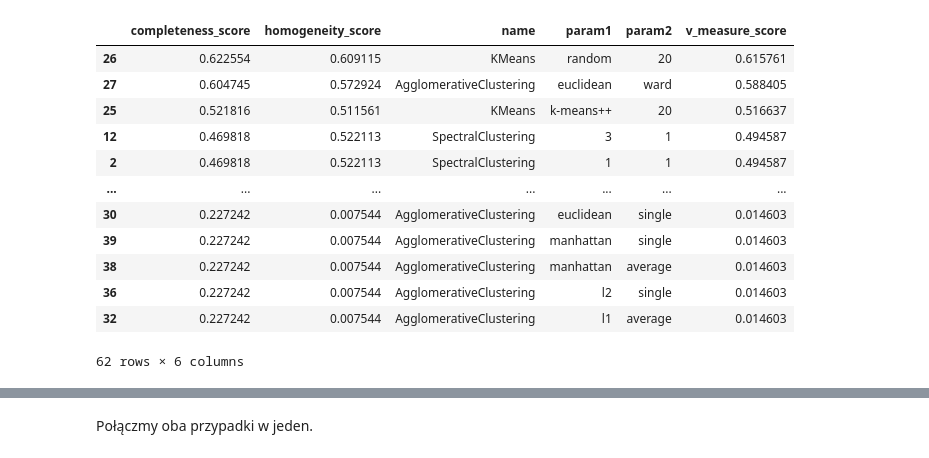
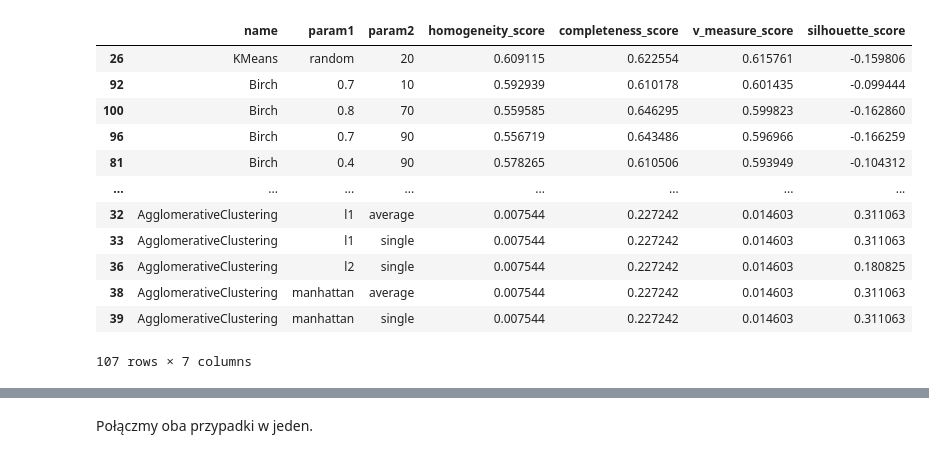
Before and after one commit to HaZdula/sacred_texts, a Jupyter notebook: fast_GridSearch.ipynb, the cells around one changed output, grey strips where cells are left out. Cells and saved outputs as stored; diff of their text form; code cells hidden in the pictures.

```diff
--- a/fast_GridSearch.ipynb
+++ b/fast_GridSearch.ipynb
@@ -41,11 +41,11 @@ def train_fast(df, model, labels):
     ret["homogeneity_score"] = homogeneity_score(labels, lab)
     ret["completeness_score"] = completeness_score(labels, lab)
     ret["v_measure_score"] = v_measure_score(labels, lab)
-    ret["v_measure_score"] = silhouette_score(df, lab)
+    ret["silhouette_score"] = silhouette_score(df, lab)
 
     return lab, ret
 # %%
-results_table = pd.DataFrame(columns= ["name","homogeneity_score","completeness_score","v_measure_score"])
+results_table = pd.DataFrame(columns= ["name","homogeneity_score","completeness_score","v_measure_score","silhouette_score"])
 
 def fast_GridSearch(method, parameter_dict, df, labels, name_of_method, results_table, **kwargs):
 
@@ -80,7 +80,7 @@ def fast_GridSearch(method, parameter_dict, df, labels, name_of_method, results_
     keys = list(parameter_dict.keys())
     assert(len(keys) == 2)
 
-    results = pd.DataFrame(columns= ["name","homogeneity_score","completeness_score","v_measure_score"])
+    results = pd.DataFrame(columns= ["name","param1","param2", "homogeneity_score","completeness_score","v_measure_score", "silhouette_score"])
 
     bound = len(parameter_dict.get(keys[0])) * len(parameter_dict.get(keys[1]))
     i = 1
@@ -107,7 +107,8 @@ def fast_GridSearch(method, parameter_dict, df, labels, name_of_method, results_
                        "param2" : [par2],
                        "homogeneity_score"  : [ret.get("homogeneity_score")],
                        "completeness_score" : [ret.get("completeness_score")],
-                       "v_measure_score"    : [ret.get("v_measure_score")]}
+                       "v_measure_score"    : [ret.get("v_measure_score")],
+                       "silhouette_score"   : [ret.get("silhouette_score")]}
 
                 row = pd.DataFrame(data = row)
                 results_table = pd.concat([results_table, row])
@@ -124,7 +125,7 @@ def fast_GridSearch(method, parameter_dict, df, labels, name_of_method, results_
 # %%
 %%time
 
-results_table = pd.DataFrame(columns= ["name","homogeneity_score","completeness_score","v_measure_score"])
+results_table = pd.DataFrame(columns= ["name","param1","param2","homogeneity_score","completeness_score","v_measure_score"])
 
 
 spec_d = {'degree': [1, 2, 3, 4, 5],
@@ -200,7 +201,7 @@ results_table = fast_GridSearch(Birch,
 
 
 results_table5 = results_table
-results_table
+results_table5
 # %% [output]
 Starting SpectralClustering
 progres: 25/25
@@ -238,19 +241,19 @@ Wall time: 13min 28s
 # %%
-results_table.sort_values("v_measure_score", ascending=False)
+results_table5.sort_values("v_measure_score", ascending=False)
 # %% [output]
-|  | completeness_score | homogeneity_score | name | param1 | param2 | v_measure_score |
-| 26 | 0.622554 | 0.609115 | KMeans | random | 20 | 0.615761 |
-| 27 | 0.604745 | 0.572924 | AgglomerativeClustering | euclidean | ward | 0.588405 |
-| 25 | 0.521816 | 0.511561 | KMeans | k-means++ | 20 | 0.516637 |
-| 12 | 0.469818 | 0.522113 | SpectralClustering | 3 | 1 | 0.494587 |
-| 2 | 0.469818 | 0.522113 | SpectralClustering | 1 | 1 | 0.494587 |
-| ... | ... | ... | ... | ... | ... | ... |
-| 30 | 0.227242 | 0.007544 | AgglomerativeClustering | euclidean | single | 0.014603 |
-| 39 | 0.227242 | 0.007544 | AgglomerativeClustering | manhattan | single | 0.014603 |
-| 38 | 0.227242 | 0.007544 | AgglomerativeClustering | manhattan | average | 0.014603 |
-| 36 | 0.227242 | 0.007544 | AgglomerativeClustering | l2 | single | 0.014603 |
-| 32 | 0.227242 | 0.007544 | AgglomerativeClustering | l1 | average | 0.014603 |
+|  | name | param1 | param2 | homogeneity_score | completeness_score | v_measure_score | silhouette_score |
+| 26 | KMeans | random | 20 | 0.609115 | 0.622554 | 0.615761 | -0.159806 |
+| 92 | Birch | 0.7 | 10 | 0.592939 | 0.610178 | 0.601435 | -0.099444 |
+| 100 | Birch | 0.8 | 70 | 0.559585 | 0.646295 | 0.599823 | -0.162860 |
+| 96 | Birch | 0.7 | 90 | 0.556719 | 0.643486 | 0.596966 | -0.166259 |
+| 81 | Birch | 0.4 | 90 | 0.578265 | 0.610506 | 0.593949 | -0.104312 |
+| ... | ... | ... | ... | ... | ... | ... | ... |
+| 32 | AgglomerativeClustering | l1 | average | 0.007544 | 0.227242 | 0.014603 | 0.311063 |
+| 33 | AgglomerativeClustering | l1 | single | 0.007544 | 0.227242 | 0.014603 | 0.311063 |
+| 36 | AgglomerativeClustering | l2 | single | 0.007544 | 0.227242 | 0.014603 | 0.180825 |
+| 38 | AgglomerativeClustering | manhattan | average | 0.007544 | 0.227242 | 0.014603 | 0.311063 |
+| 39 | AgglomerativeClustering | manhattan | single | 0.007544 | 0.227242 | 0.014603 | 0.311063 |
-62 rows × 6 columns
+107 rows × 7 columns
 # %%
 %%time
 
```
Also changed, not shown: parts of 10 cells of this notebook, 2 other files.
